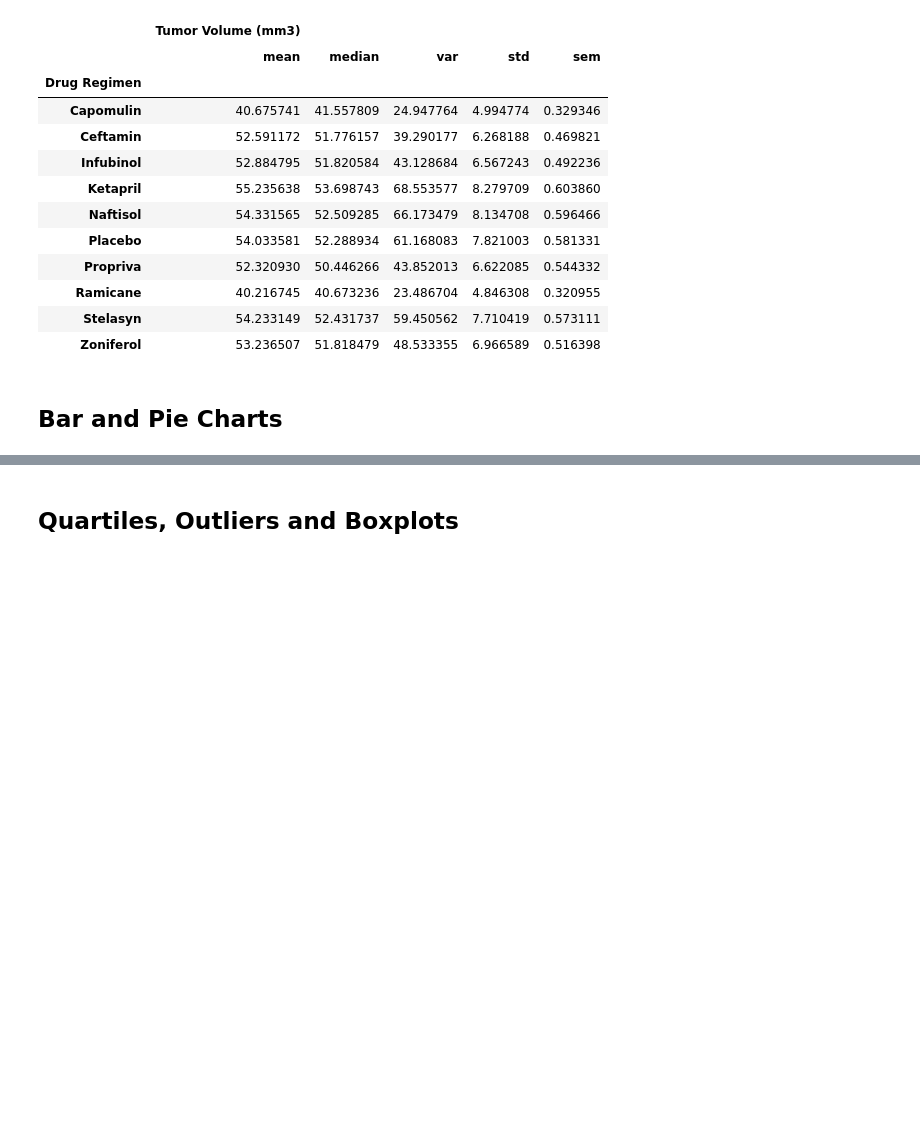
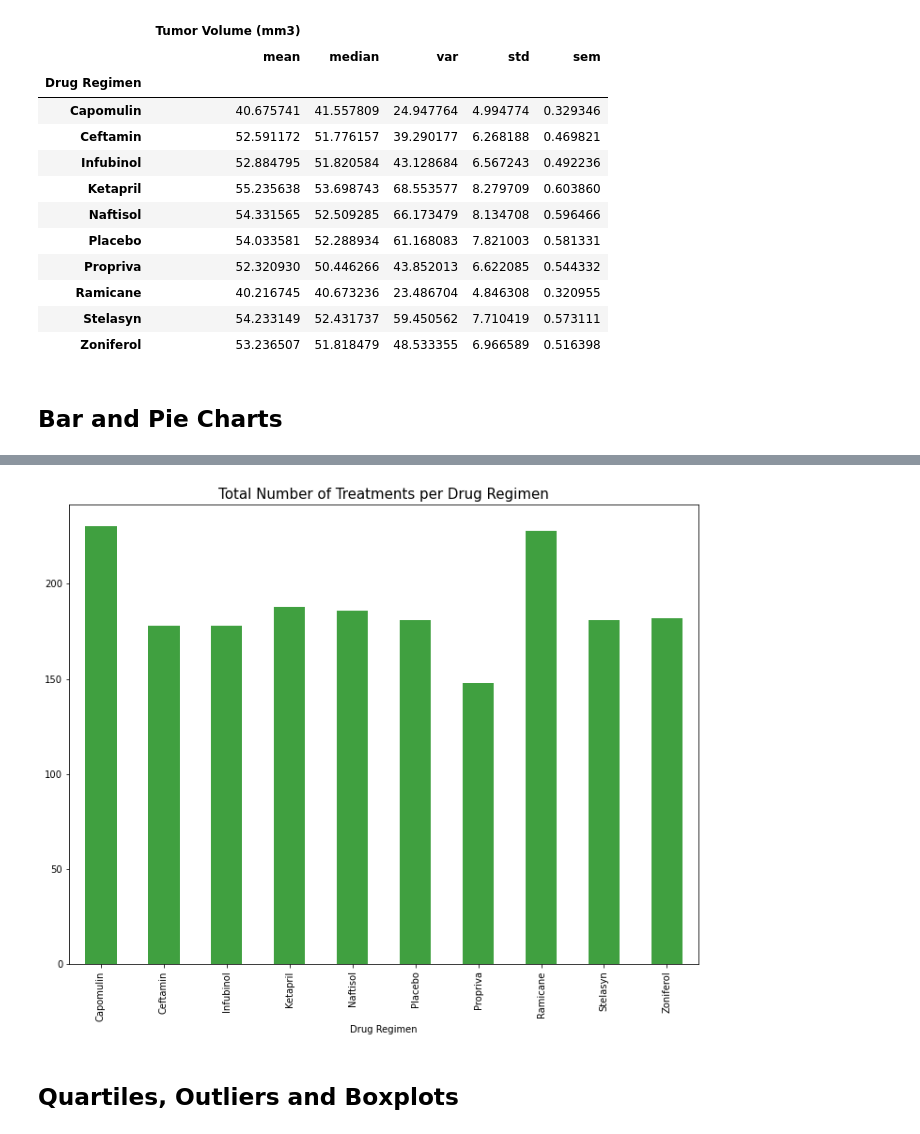
Before and after one commit to cieranmorris/Drug-Therapy-Animal-Study, a Jupyter notebook: pymaceuticals_starter.ipynb, the cells around one changed output, grey strips where cells are left out. Cells and saved outputs as stored; diff of their text form; code cells hidden in the pictures; blank space fills up the shorter version.

Commit message:
first bar plot via pandas complete

```diff
--- a/pymaceuticals_starter.ipynb
+++ b/pymaceuticals_starter.ipynb
@@ -136,14 +136,17 @@ agg_summary_table
 # %%
 # Generate a bar plot showing the total number of measurements taken on each drug regimen using PANDAS
 
-#groupby both type of drug treatment and Mouse ID
-grouped_drug_treatments = fixed_df(["Drug Regimen"])
+#groupby for both type of drug treatment and Mouse ID
+grouped_drug_treatments = fixed_df.groupby(["Drug Regimen"])
 total_num_measurements = fixed_df.groupby(["Drug Regimen"]).count()["Mouse ID"]
 
 #create Pandas dataframe for sorted info and df.plot() function
-bar_plot_pandas_df = pd.DataFrame({"Drug Regimen": grouped_drug_treatments, "Total Number Measurements": total_num_measurements})
+plot_pandas_df = pd.DataFrame({"Drug Regimen": grouped_drug_treatments, "Total Number Measurements": total_num_measurements})
 
-pandas_bar_chart = bar_plot_pandas_df.plot(kind ="bar", figsize(16,10), color="g", alpha=0.75, legend=False, rot=90)
+pandas_chart = plot_pandas_df.plot(kind ="bar", figsize = (12,9), color="g", alpha=0.75, legend=False, rot=90)
 
 #label chart with a title and axis labels
+pandas_chart.set_title("Total Number of Treatments per Drug Regimen", fontsize = 15)
+pandas_chart.set_xlabel("Drug Regimen", fontsize = 10)
+pandas_chart.set_ylabel("Total Number of Measurements (Timepoints)")
 # %% [output]
@@ -151,3 +154,4 @@ SyntaxError: positional argument follows keyword argument (<ipython-input-15-220
+[figure, added]
 # %%
 # Generate a bar plot showing the total number of measurements taken on each drug regimen using PYPLOT
 
```
Also changed, not shown: parts of 1 cell of this notebook.
